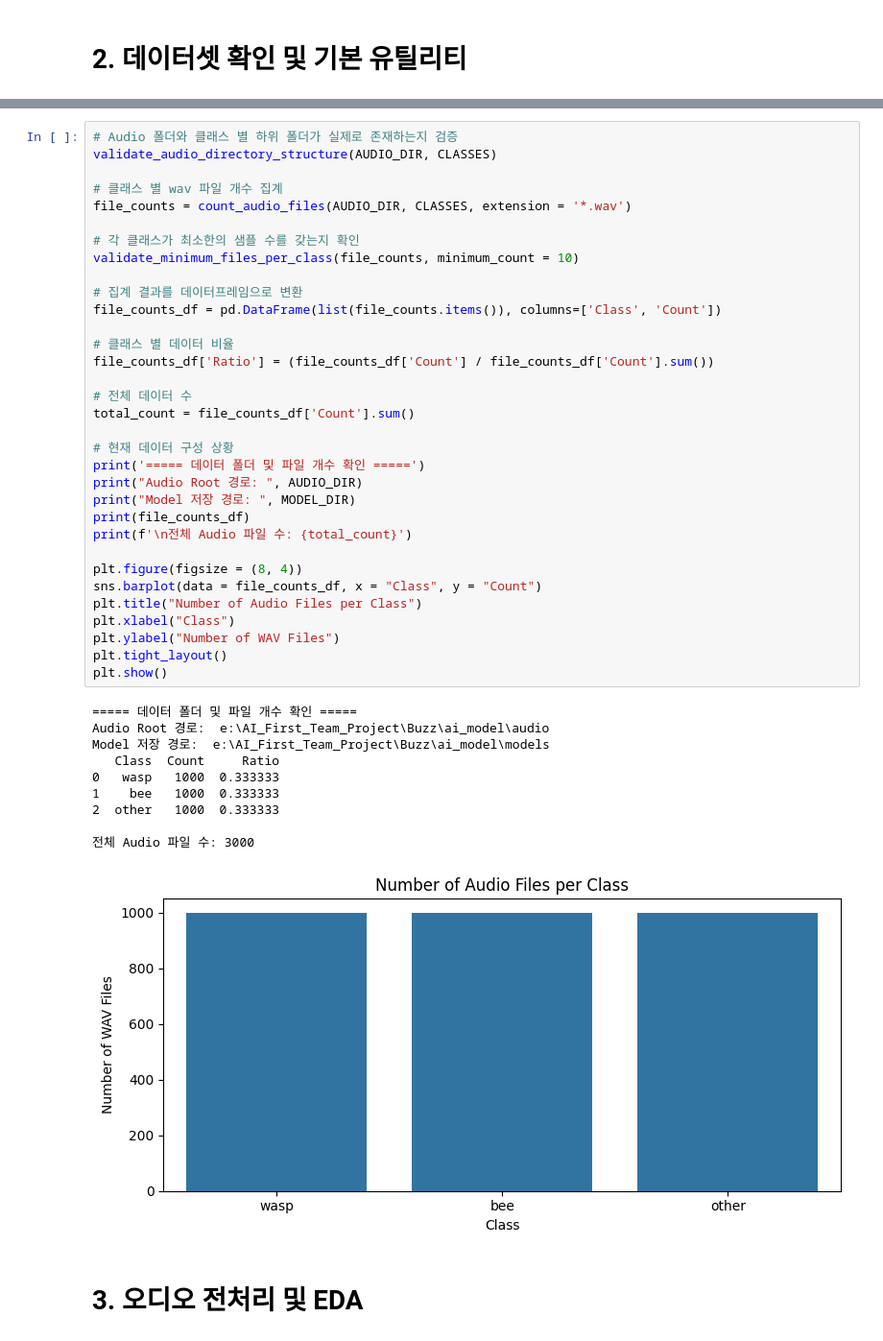
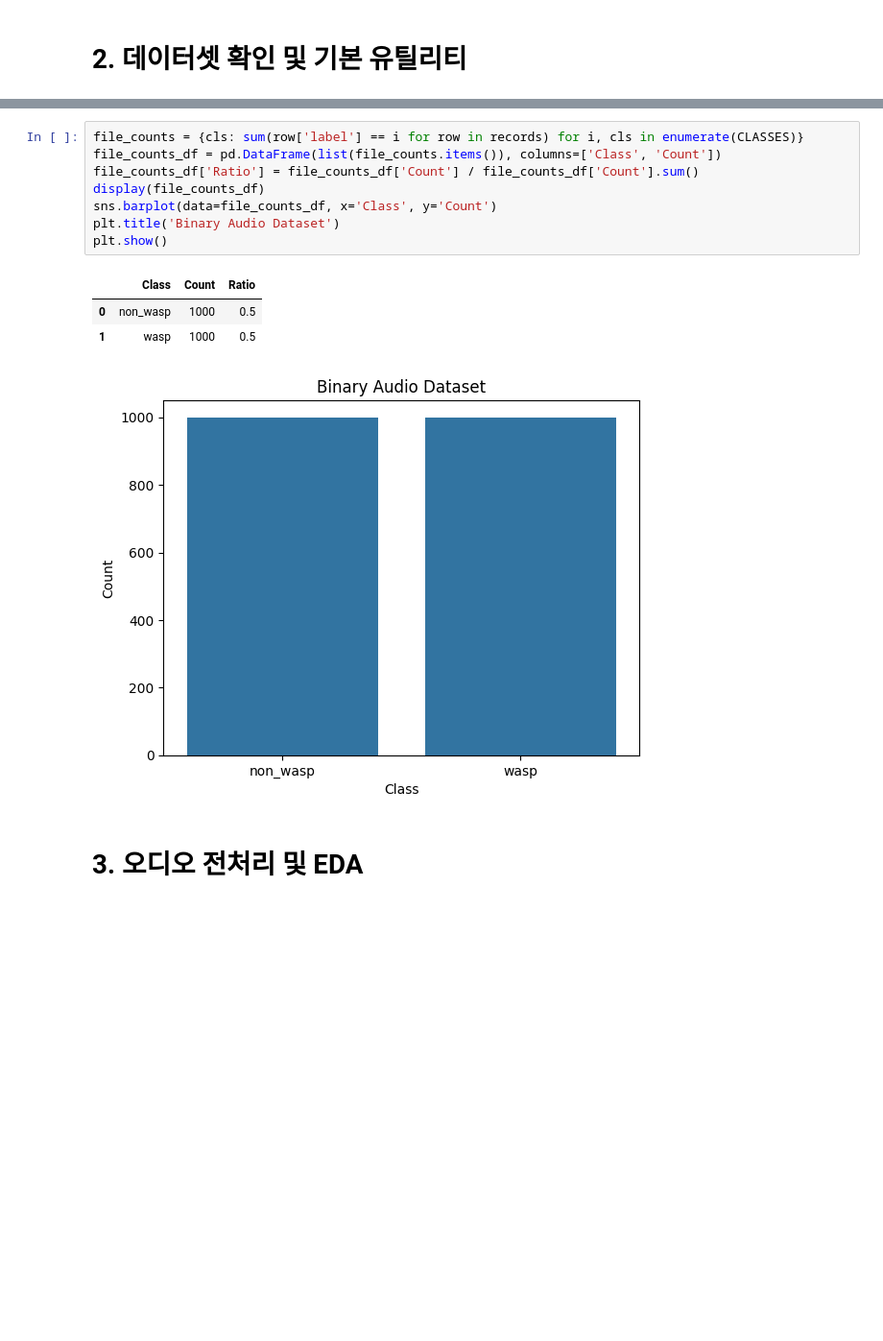
Before and after one commit to AI-First-Team-Project/Buzz, a Jupyter notebook: ai_model/sound_analysis.ipynb, the cells around one changed output, grey strips where cells are left out. Shown at 96% size. Cells and saved outputs as stored; diff of their text form; blank space fills up the shorter version.

```diff
--- a/ai_model/sound_analysis.ipynb
+++ b/ai_model/sound_analysis.ipynb
@@ -212,47 +106,16 @@ def validate_audio_properties(audio_dir, classes, target_sr = 48000, target_dura
 # %%
-# Audio 폴더와 클래스 별 하위 폴더가 실제로 존재하는지 검증
-validate_audio_directory_structure(AUDIO_DIR, CLASSES)
-
-# 클래스 별 wav 파일 개수 집계
-file_counts = count_audio_files(AUDIO_DIR, CLASSES, extension = '*.wav')
-
-# 각 클래스가 최소한의 샘플 수를 갖는지 확인
-validate_minimum_files_per_class(file_counts, minimum_count = 10)
-
-# 집계 결과를 데이터프레임으로 변환
+file_counts = {cls: sum(row['label'] == i for row in records) for i, cls in enumerate(CLASSES)}
 file_counts_df = pd.DataFrame(list(file_counts.items()), columns=['Class', 'Count'])
-
-# 클래스 별 데이터 비율
-file_counts_df['Ratio'] = (file_counts_df['Count'] / file_counts_df['Count'].sum())
-
-# 전체 데이터 수
-total_count = file_counts_df['Count'].sum()
-
-# 현재 데이터 구성 상황
-print('===== 데이터 폴더 및 파일 개수 확인 =====')
-print("Audio Root 경로: ", AUDIO_DIR)
-print("Model 저장 경로: ", MODEL_DIR)
-print(file_counts_df)
-print(f'\n전체 Audio 파일 수: {total_count}')
-
-plt.figure(figsize = (8, 4))
-sns.barplot(data = file_counts_df, x = "Class", y = "Count")
-plt.title("Number of Audio Files per Class")
-plt.xlabel("Class")
-plt.ylabel("Number of WAV Files")
-plt.tight_layout()
+file_counts_df['Ratio'] = file_counts_df['Count'] / file_counts_df['Count'].sum()
+display(file_counts_df)
+sns.barplot(data=file_counts_df, x='Class', y='Count')
+plt.title('Binary Audio Dataset')
 plt.show()
 # %% [output]
-===== 데이터 폴더 및 파일 개수 확인 =====
-Audio Root 경로:  e:\AI_First_Team_Project\Buzz\ai_model\audio
-Model 저장 경로:  e:\AI_First_Team_Project\Buzz\ai_model\models
-   Class  Count     Ratio
-0   wasp   1000  0.333333
-1    bee   1000  0.333333
-2  other   1000  0.333333
-
-전체 Audio 파일 수: 3000
+|  | Class | Count | Ratio |
+| 0 | non_wasp | 1000 | 0.5 |
+| 1 | wasp | 1000 | 0.5 |
-[figure, old version]
+[figure, new version]
 # %% [markdown]
 # 3. 오디오 전처리 및 EDA
 # %%
```
Also changed, not shown: parts of 59 cells of this notebook, 11 other files.
